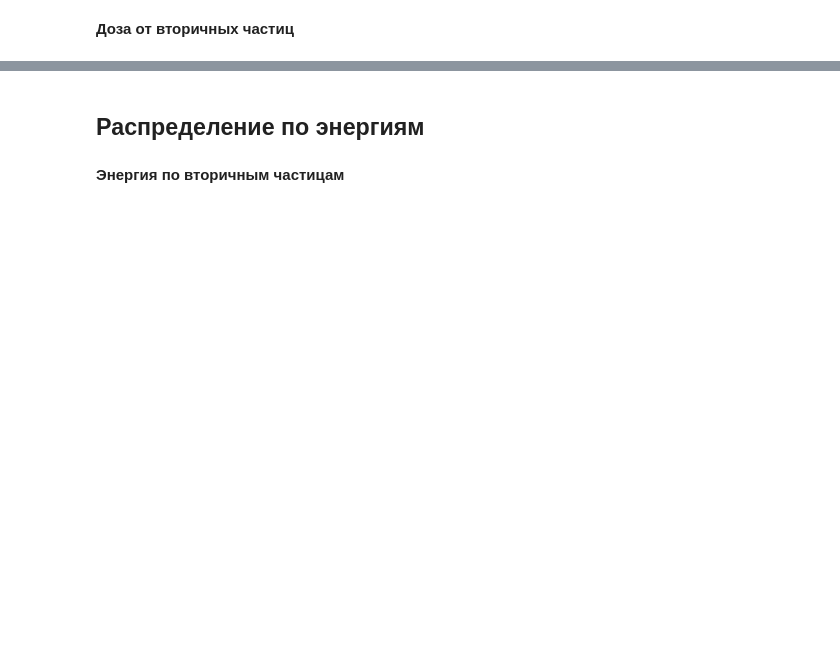
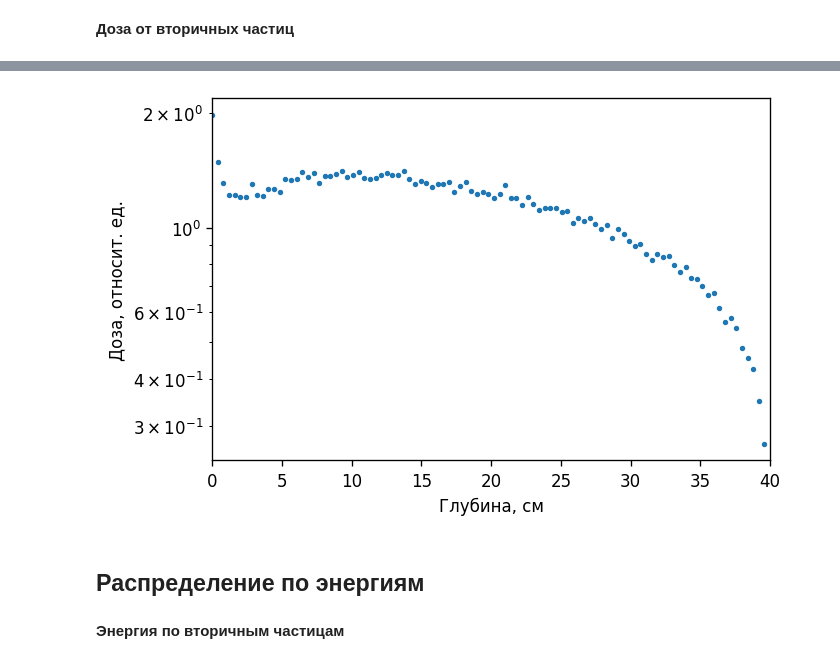
Before and after one commit to annndruha/Distribution-of-secondary-particles-in-tissue-equivalent-materials, a Jupyter notebook: model_cube/ParticlePlotter.ipynb, the cells around one changed output, grey strips where cells are left out. Saved outputs shown, nothing was run; the diff lists cells and outputs as text; code cells hidden in the pictures; blank space fills up the shorter version.

```diff
--- a/model_cube/ParticlePlotter.ipynb
+++ b/model_cube/ParticlePlotter.ipynb
@@ -182,6 +236,4 @@ plt.show()
 # %% [markdown]
 **Доза от вторичных частиц**
 # %%
-secondary = data[data['creator_process'] != 'user']
-secondary2 = data2[data2['creator_process'] != 'user']
 sum(secondary2['dE'])/sum(secondary['dE'])
@@ -188,15 +249,22 @@ sum(secondary2['dE'])/sum(secondary['dE'])
 # %%
-for name in ['e-','e+', 'gamma']:
-    borders, bins = get_z_dose_bins(secondary[secondary['name'] == name])
-    plt.scatter(borders, bins, s=5, label='Вода, ' + name)
-    borders, bins = get_z_dose_bins(secondary2[secondary2['name'] == name])
-    plt.scatter(borders, bins, s=5, label='Парафин, '+name)
+plt.figure(figsize=(6, 4), dpi=120)
+# for mkr, lbl, name in zip(['<', '>', 'o'],
+#                       ['e-', 'e+', 'γ'],
+#                       ['e-', 'e+', 'gamma']):
+#     borders, bins = get_z_dose_bins(secondary[secondary['name'] == name])
+#     plt.scatter(borders, bins, s=5, label=lbl, marker=mkr)
 
+borders, bins = get_z_dose_bins(secondary[secondary['name'] == 'gamma'])
+plt.scatter(borders, bins, s=5, label=lbl, marker=mkr)
+# plt.ylim([0.09999, 10**6+1])
+plt.xlim([0, 40.001])
 plt.yscale('log')
-plt.ylabel('Доза, относительные единицы')
+plt.ylabel('Доза, относит. ед.')
 plt.xlabel('Глубина, см')
-plt.legend()
+# plt.legend()
 plt.show()
+# %% [output]
+[figure, added]
 # %% [markdown]
 ## Распределение по энергиям
 # %% [markdown]
```
Also changed, not shown: parts of 23 cells of this notebook, 1 other file.
